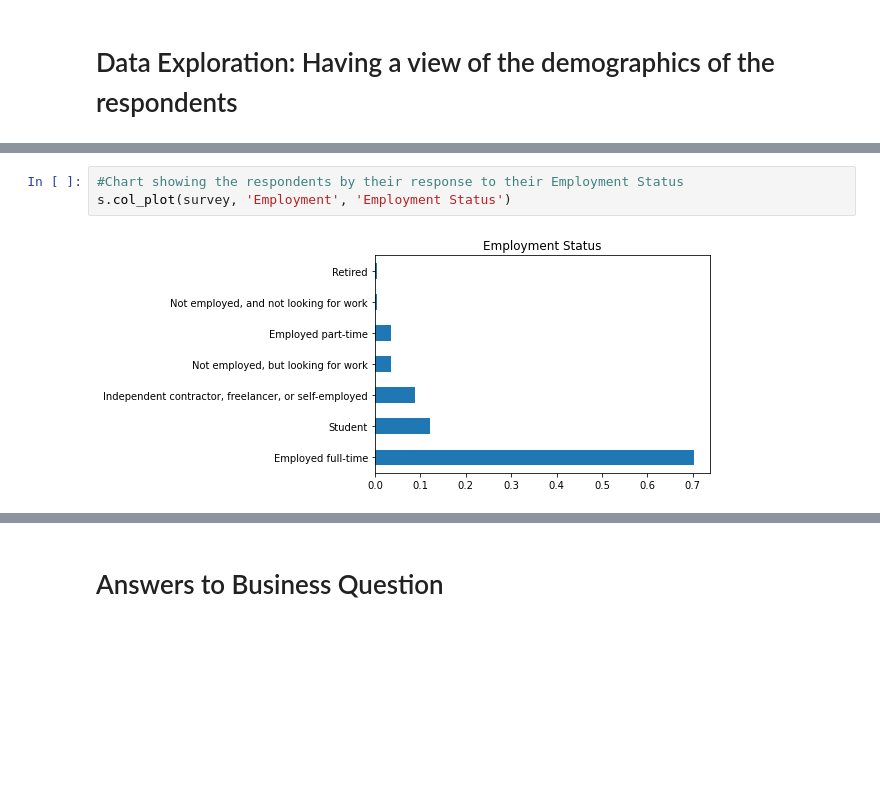
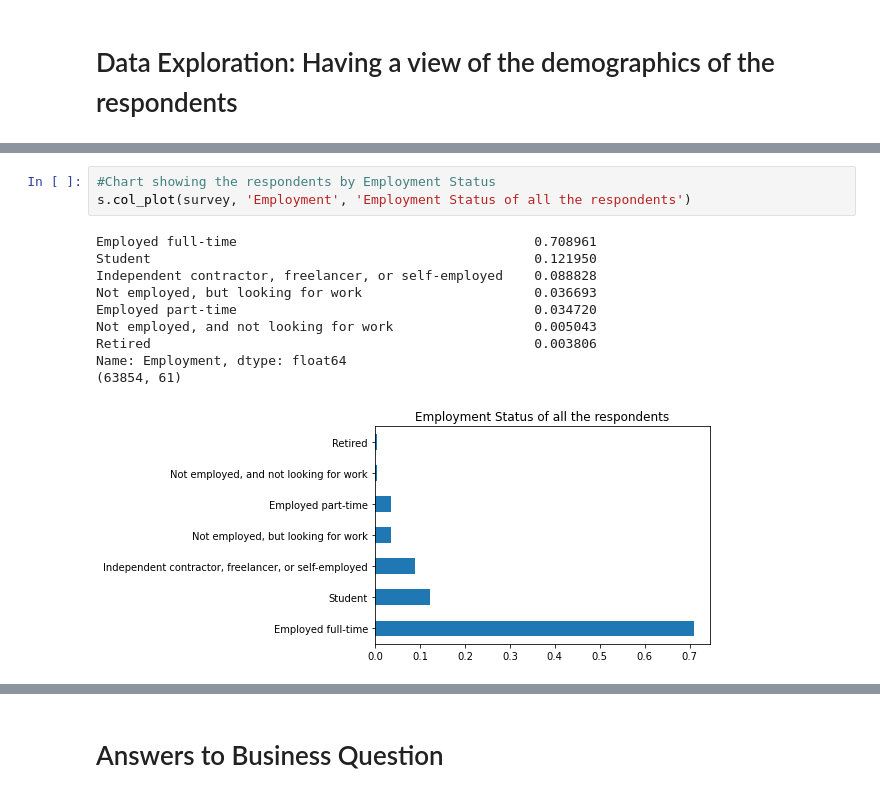
Before and after one commit to DevGpsalm/Stack-over-underflow, a Jupyter notebook: stack overunderflow.ipynb, the cells around one changed output, grey strips where cells are left out. Cells and saved outputs as stored; diff of their text form; blank space fills up the shorter version.

```diff
--- a/stack overunderflow.ipynb
+++ b/stack overunderflow.ipynb
@@ -96,5 +126,14 @@ s.col_plot(survey, 'EdLevel', 'Education Level')
 # %%
-#Chart showing the respondents by their response to their Employment Status
-s.col_plot(survey, 'Employment', 'Employment Status')
+#Chart showing the respondents by Employment Status
+s.col_plot(survey, 'Employment', 'Employment Status of all the respondents')
 # %% [output]
+Employed full-time                                      0.708961
+Student                                                 0.121950
+Independent contractor, freelancer, or self-employed    0.088828
+Not employed, but looking for work                      0.036693
+Employed part-time                                      0.034720
+Not employed, and not looking for work                  0.005043
+Retired                                                 0.003806
+Name: Employment, dtype: float64
+(63854, 61)
-[figure, old version]
+[figure, new version]
```
Also changed, not shown: parts of 25 cells of this notebook, 1 other file.
